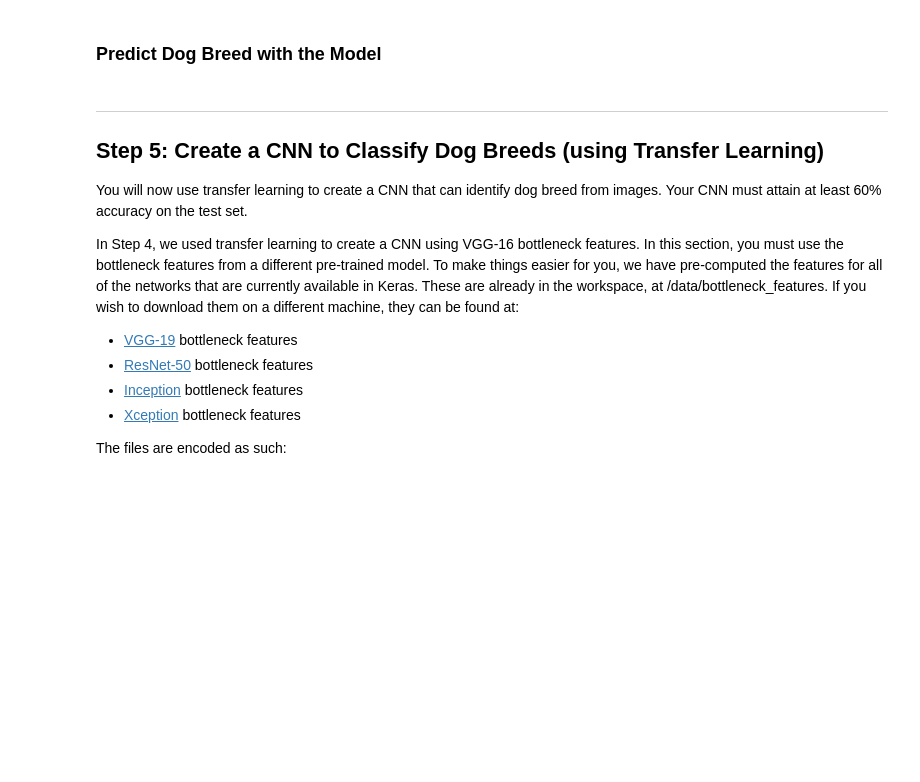
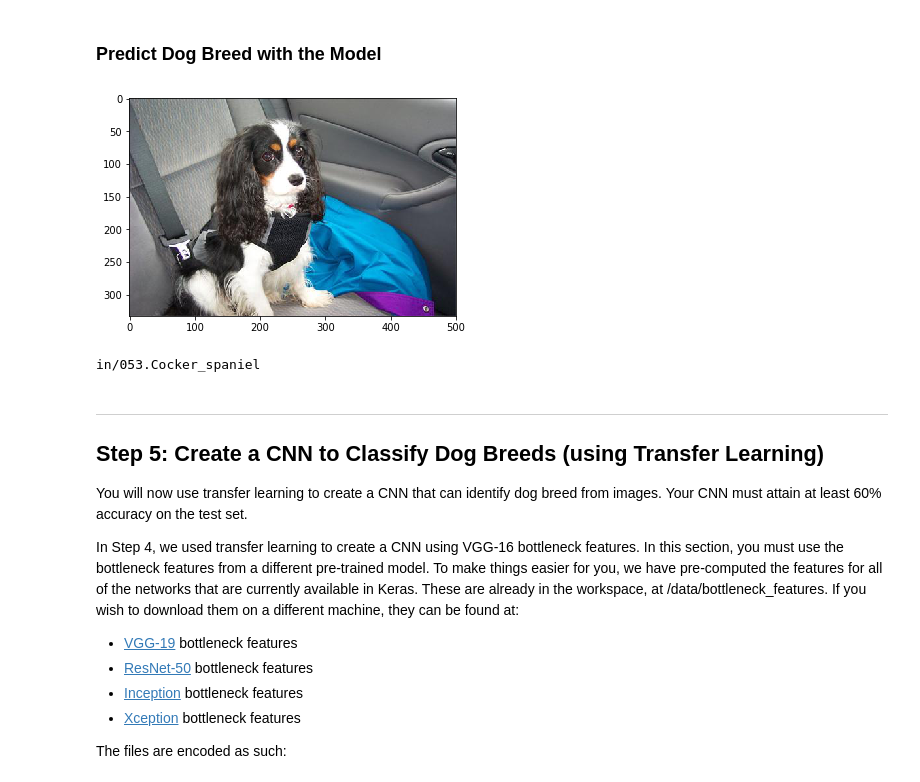
Before and after one commit to archie1983/dog-project, a Jupyter notebook: dog_app.ipynb, the cells around one changed output. Cells and saved outputs as stored; diff of their text form; code cells hidden in the pictures; blank space fills up the shorter version.

Commit message:
Dog project almost finished. Just need to test it with my own images and maybe improve the MLP part of my classifier to see if I can get the accuracy higher than the current ~80%

```diff
--- a/dog_app.ipynb
+++ b/dog_app.ipynb
@@ -577,3 +656,53 @@ def VGG16_predict_breed(img_path):
+# %%
+from extract_bottleneck_features import *
+
+### copying in code from Step 2 so that I don't have to go back up
+from keras.preprocessing import image
+from tqdm import tqdm
+
+def path_to_tensor(img_path):
+    # loads RGB image as PIL.Image.Image type
+    img = image.load_img(img_path, target_size=(224, 224))
+    # convert PIL.Image.Image type to 3D tensor with shape (224, 224, 3)
+    x = image.img_to_array(img)
+    # convert 3D tensor to 4D tensor with shape (1, 224, 224, 3) and return 4D tensor
+    return np.expand_dims(x, axis=0)
+
+def paths_to_tensor(img_paths):
+    list_of_tensors = [path_to_tensor(img_path) for img_path in tqdm(img_paths)]
+    return np.vstack(list_of_tensors)
+### Copy from Step 2 ends
+
+
+def VGG16_predict_breed(img_path):
+    # extract bottleneck features
+    bottleneck_feature = extract_VGG16(path_to_tensor(img_path))
+    # obtain predicted vector
+    predicted_vector = VGG16_model.predict(bottleneck_feature)
+    # return dog breed that is predicted by the model
+    return dog_names[np.argmax(predicted_vector)]
+
+### Testing out the prediction of the network
+import cv2
+import matplotlib.pyplot as plt
+%matplotlib inline
+
+test_dog = test_files[87]
+
+# load color (BGR) image
+img = cv2.imread(test_dog)
+
+# convert BGR image to RGB for plotting
+cv_rgb = cv2.cvtColor(img, cv2.COLOR_BGR2RGB)
+
+# display the image, along with bounding box
+plt.imshow(cv_rgb)
+plt.show()
+
+print(VGG16_predict_breed(test_dog))
+# %% [output]
+[figure, added]
+in/053.Cocker_spaniel
 # %% [markdown]
 ---
 <a id='step5'></a>
```
Also changed, not shown: parts of 26 cells of this notebook.
